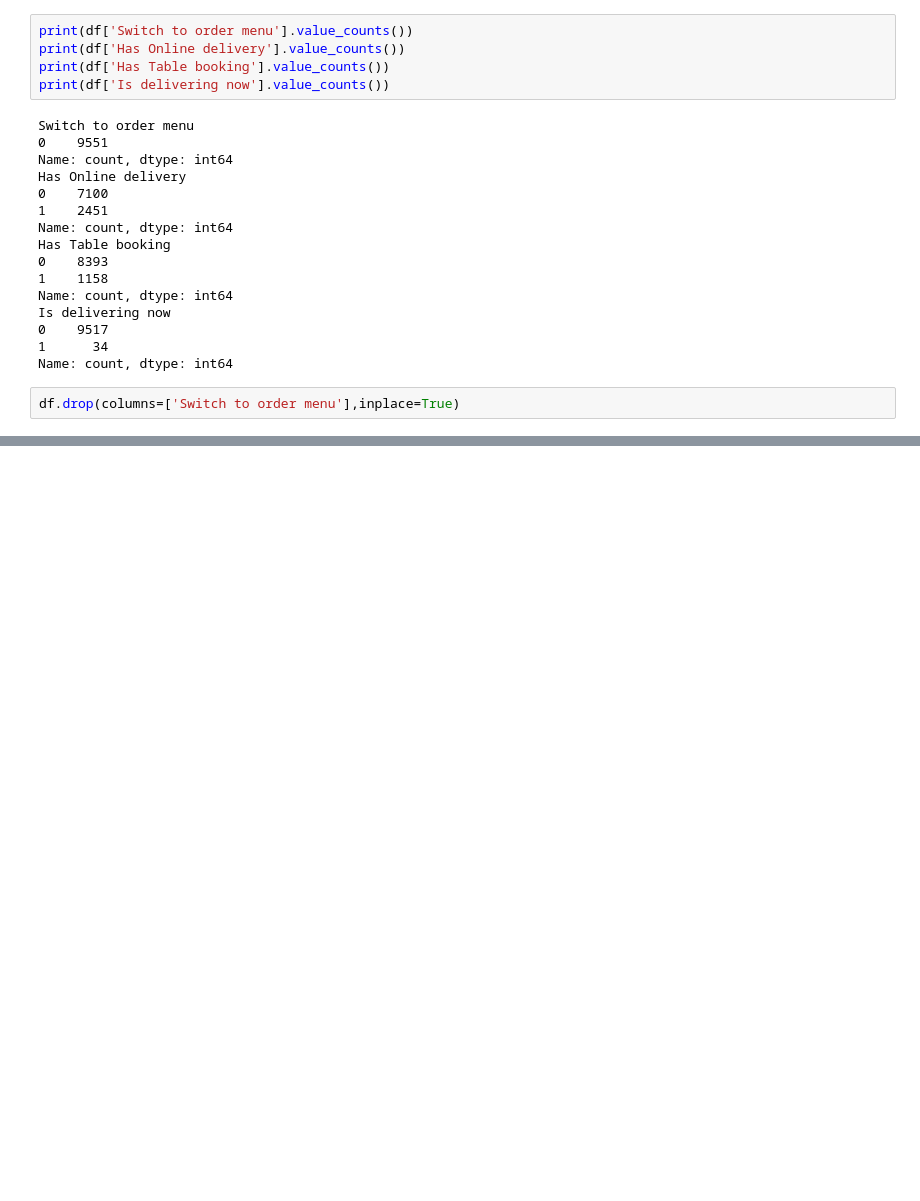
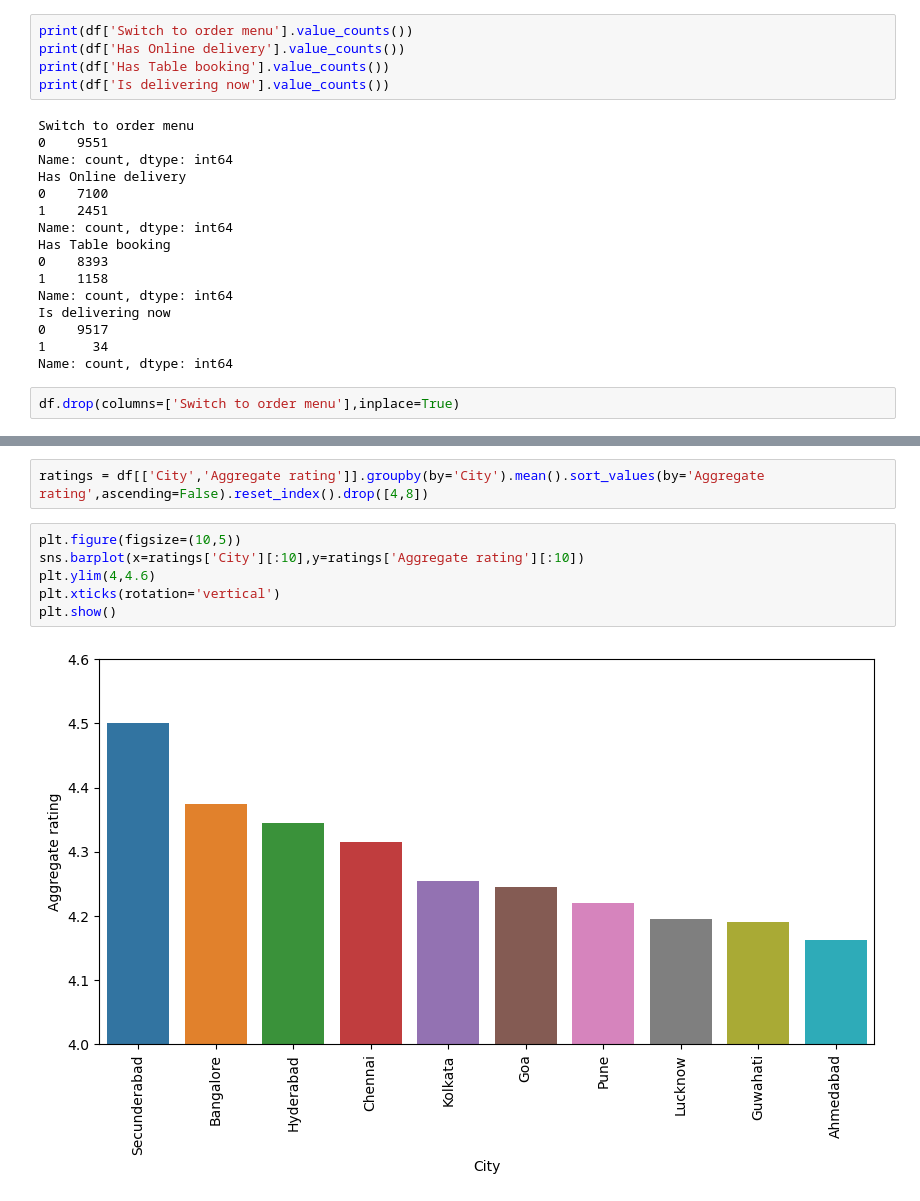
Before and after one commit to dhairyag22/Zomato-Data-Analysis, a Jupyter notebook: Analysis.ipynb, the cells around one changed output, grey strips where cells are left out. Saved outputs shown, nothing was run; the diff lists cells and outputs as text; blank space fills up the shorter version.

```diff
--- a/Analysis.ipynb
+++ b/Analysis.ipynb
@@ -195,0 +243,10 @@ plt.bar(x=df.City.value_counts().index[:5],height=df.City.value_counts().values[
+# %%
+ratings = df[['City','Aggregate rating']].groupby(by='City').mean().sort_values(by='Aggregate rating',ascending=False).reset_index().drop([4,8])
+# %%
+plt.figure(figsize=(10,5))
+sns.barplot(x=ratings['City'][:10],y=ratings['Aggregate rating'][:10])
+plt.ylim(4,4.6)
+plt.xticks(rotation='vertical')
+plt.show()
+# %% [output]
+[figure, added]
```
Also changed, not shown: parts of 43 cells of this notebook.
